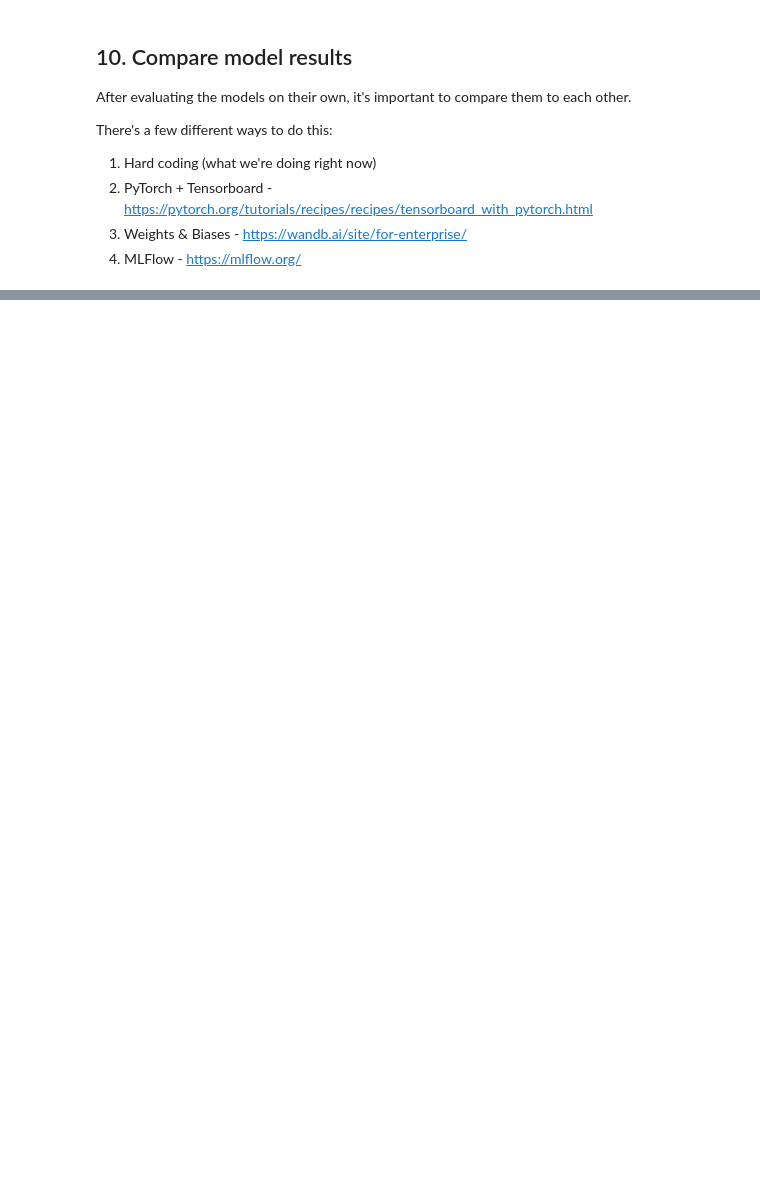
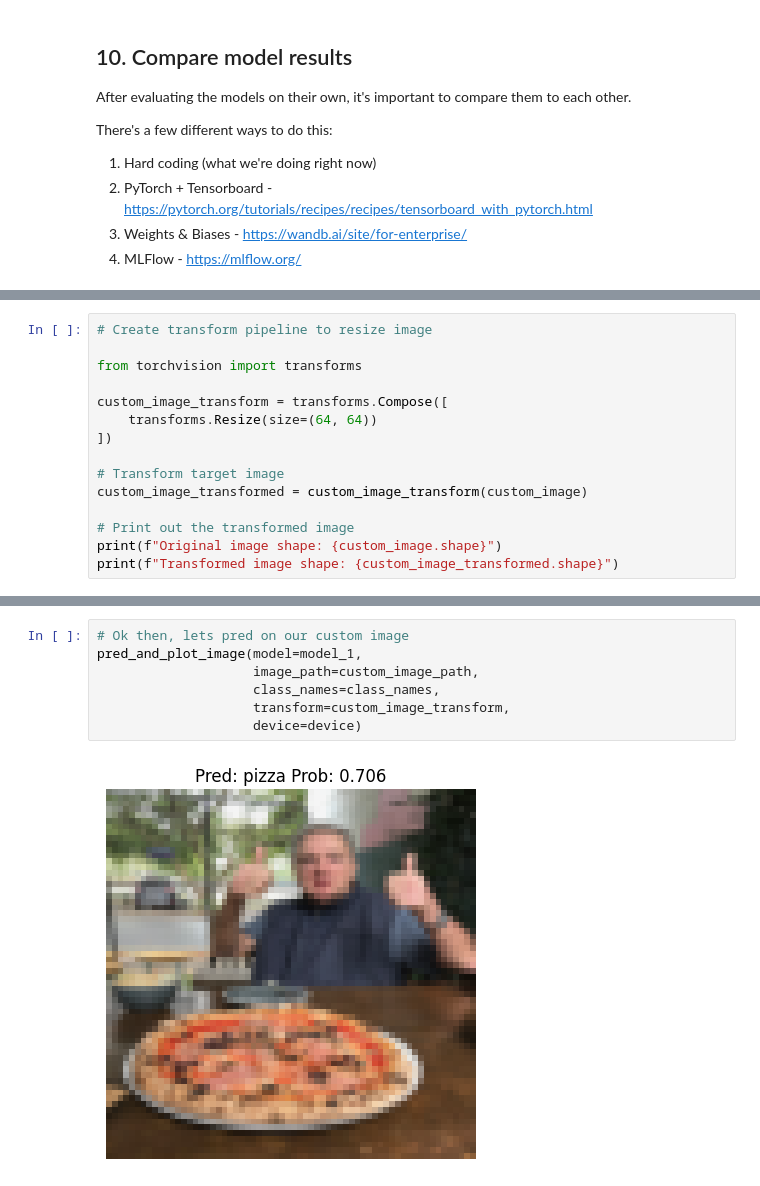
Before and after one commit to anupj/PyTorchForDeepLearningBootcamp, a Jupyter notebook: 04_pytorch_custom_datasets_video.ipynb, the cells around one changed output, grey strips where cells are left out. Saved outputs shown, nothing was run; the diff lists cells and outputs as text; blank space fills up the shorter version.

```diff
--- a/04_pytorch_custom_datasets_video.ipynb
+++ b/04_pytorch_custom_datasets_video.ipynb
@@ -1448,0 +1577,15 @@ plt.legend()
+# %%
+# Create transform pipeline to resize image
+
+from torchvision import transforms
+
+custom_image_transform = transforms.Compose([
+    transforms.Resize(size=(64, 64))
+])
+
+# Transform target image
+custom_image_transformed = custom_image_transform(custom_image)
+
+# Print out the transformed image
+print(f"Original image shape: {custom_image.shape}")
+print(f"Transformed image shape: {custom_image_transformed.shape}")
@@ -1448,0 +1713,9 @@ plt.legend()
+# %%
+# Ok then, lets pred on our custom image
+pred_and_plot_image(model=model_1,
+                    image_path=custom_image_path,
+                    class_names=class_names,
+                    transform=custom_image_transform,
+                    device=device)
+# %% [output]
+[figure, added]
```
Also changed, not shown: parts of 32 cells of this notebook.
